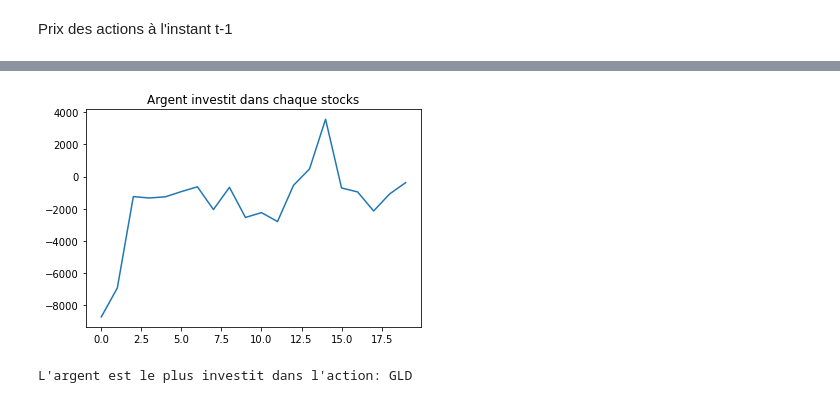
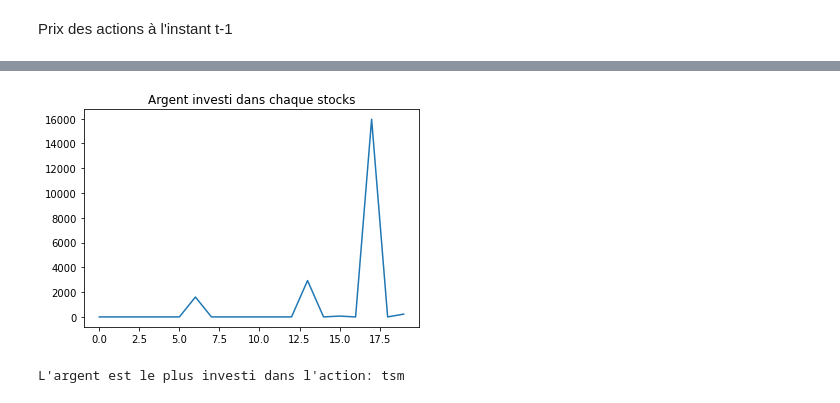
Before and after one commit to Armand-Morin/Portfolio_Optimization_Volga-Technologies, a Jupyter notebook: TC_Malo.ipynb, the cells around one changed output, grey strips where cells are left out. Drawn from its saved outputs; the diff is of its cells as text; code cells hidden in the pictures.

```diff
--- a/TC_Malo.ipynb
+++ b/TC_Malo.ipynb
@@ -18,7 +18,7 @@ all_stocks = pd.DataFrame()
 
 for symbol in symbols:
     tmp_close = yf.download(symbol,
-                      start='2022-01-01',
+                      start='2020-01-01',
                       end= date.today(),
                       interval = "1d",
                       threads = True,
@@ -169,9 +264,9 @@ array([-20., -20., -20., -20., -20., -20., -20., -20., -20., -20., -20.,
 # %%
 plt.plot([p.x[i] * all_stocks[-1::].values[0][i] for i in range(len(p.x))])
-plt.title("Argent investit dans chaque stocks")
+plt.title("Argent investi dans chaque stocks")
 plt.show()
-print("L'argent est le plus investit dans l'action: "+symbols[np.argmax([p.x[i] * all_stocks[-1::].values[0][i] for i in range(len(p.x))])])
+print("L'argent est le plus investi dans l'action: "+symbols[np.argmax([p.x[i] * all_stocks[-1::].values[0][i] for i in range(len(p.x))])])
 # %% [output]
-[figure, old version]
+[figure, new version]
-L'argent est le plus investit dans l'action: GLD
+L'argent est le plus investi dans l'action: tsm
 # %%
```
Also changed, not shown: parts of 9 cells of this notebook.
